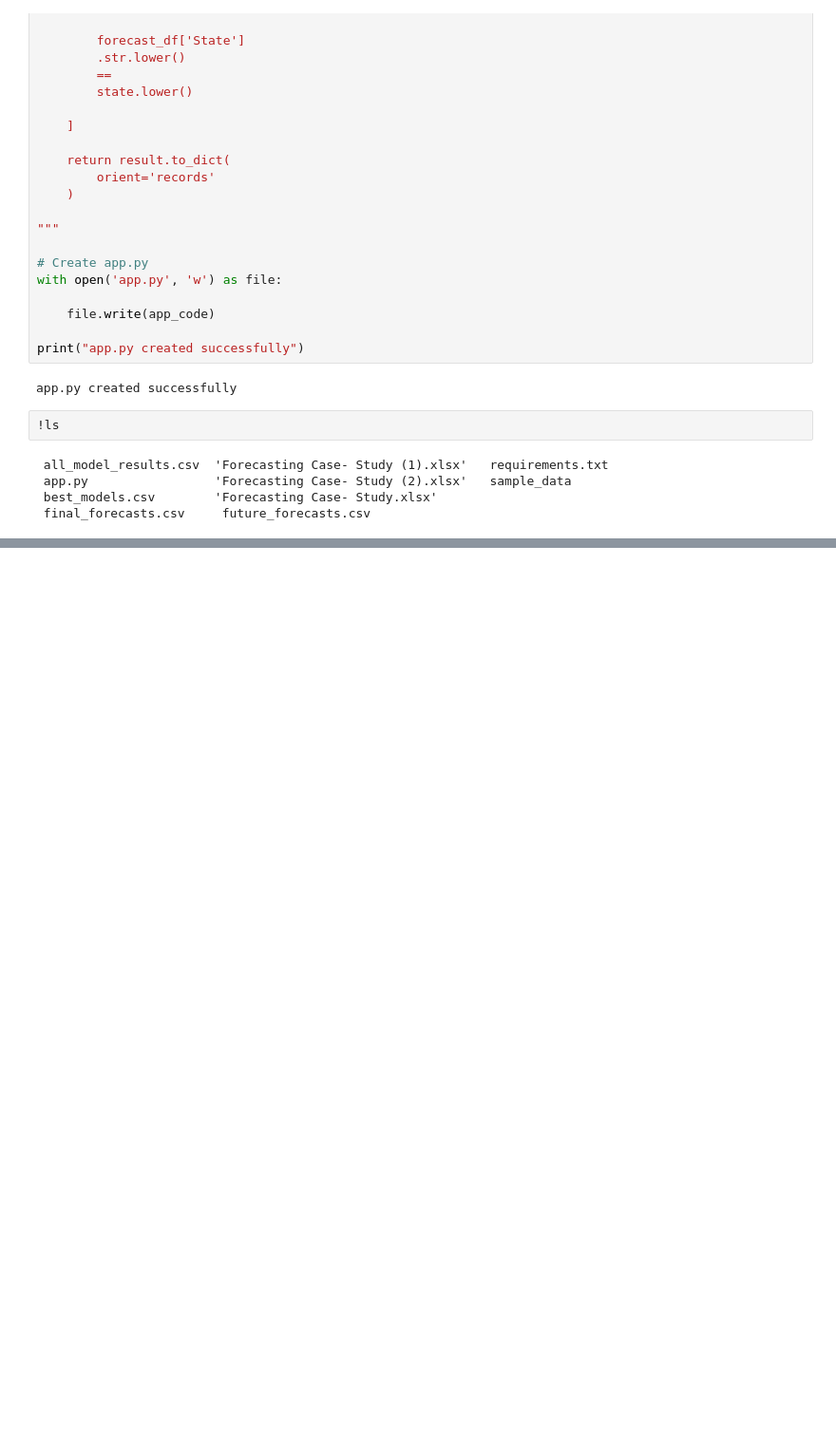
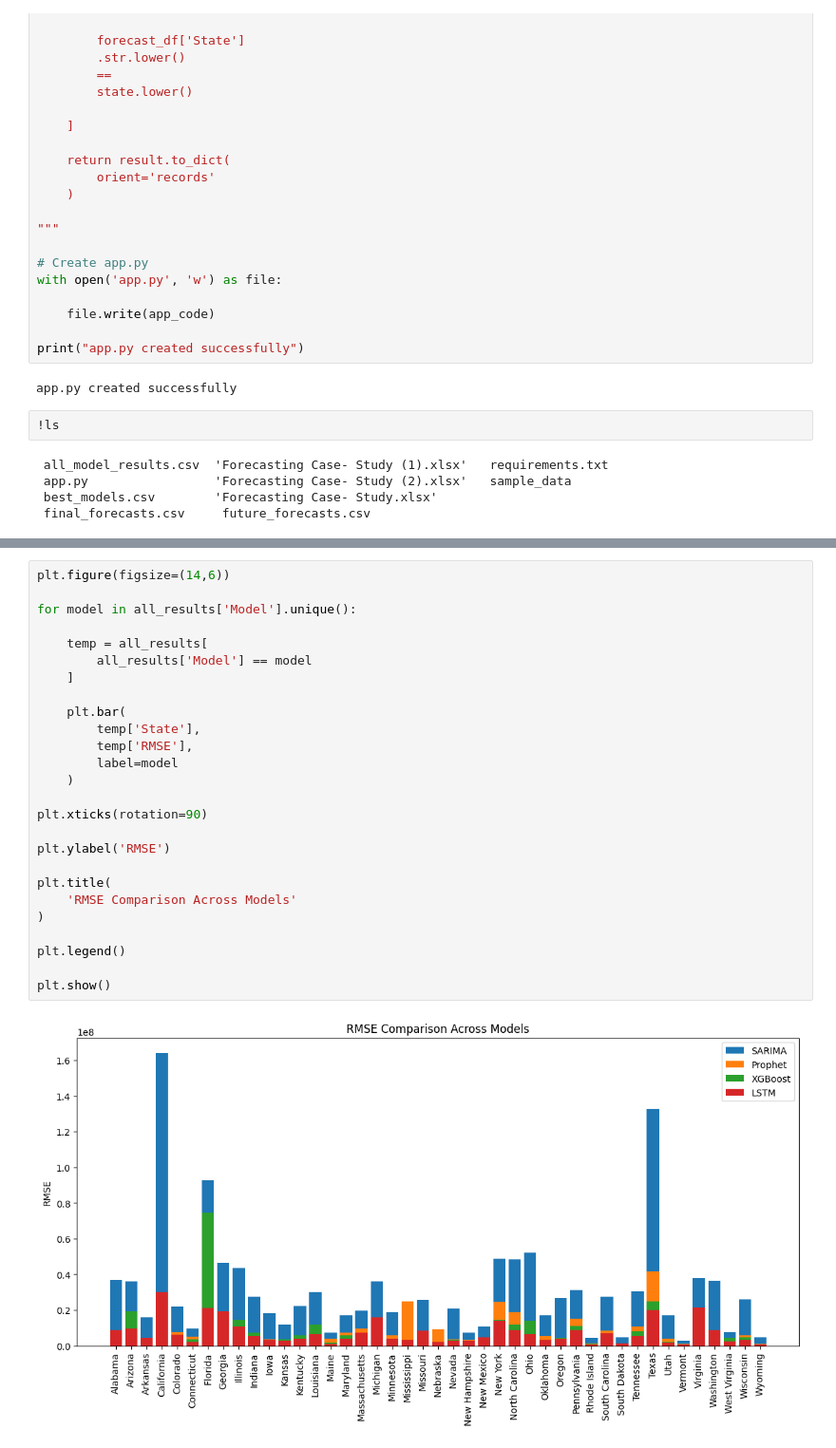
Before and after one commit to Kiranbr01/Forecast-Project, a Jupyter notebook: notebooks/Forecast_Assesment.ipynb, the cells around one changed output, grey strips where cells are left out. Shown at 95% size. Saved outputs shown, nothing was run; the diff lists cells and outputs as text; blank space fills up the shorter version.

```diff
--- a/notebooks/Forecast_Assesment.ipynb
+++ b/notebooks/Forecast_Assesment.ipynb
@@ -1701,0 +1690,28 @@ app.py created successfully
+# %%
+plt.figure(figsize=(14,6))
+
+for model in all_results['Model'].unique():
+
+    temp = all_results[
+        all_results['Model'] == model
+    ]
+
+    plt.bar(
+        temp['State'],
+        temp['RMSE'],
+        label=model
+    )
+
+plt.xticks(rotation=90)
+
+plt.ylabel('RMSE')
+
+plt.title(
+    'RMSE Comparison Across Models'
+)
+
+plt.legend()
+
+plt.show()
+# %% [output]
+[figure, added]
```
Also changed, not shown: parts of 7 cells of this notebook.
